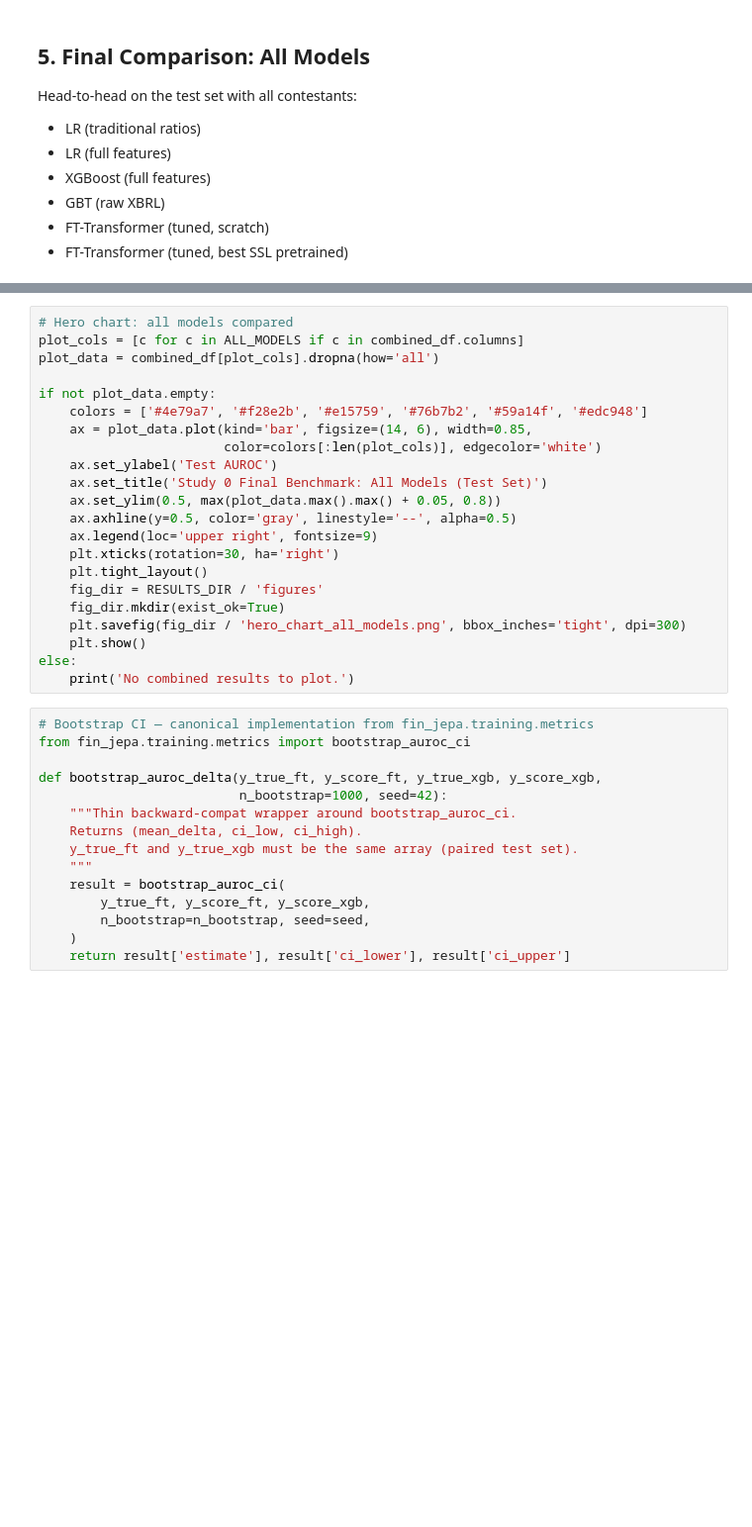
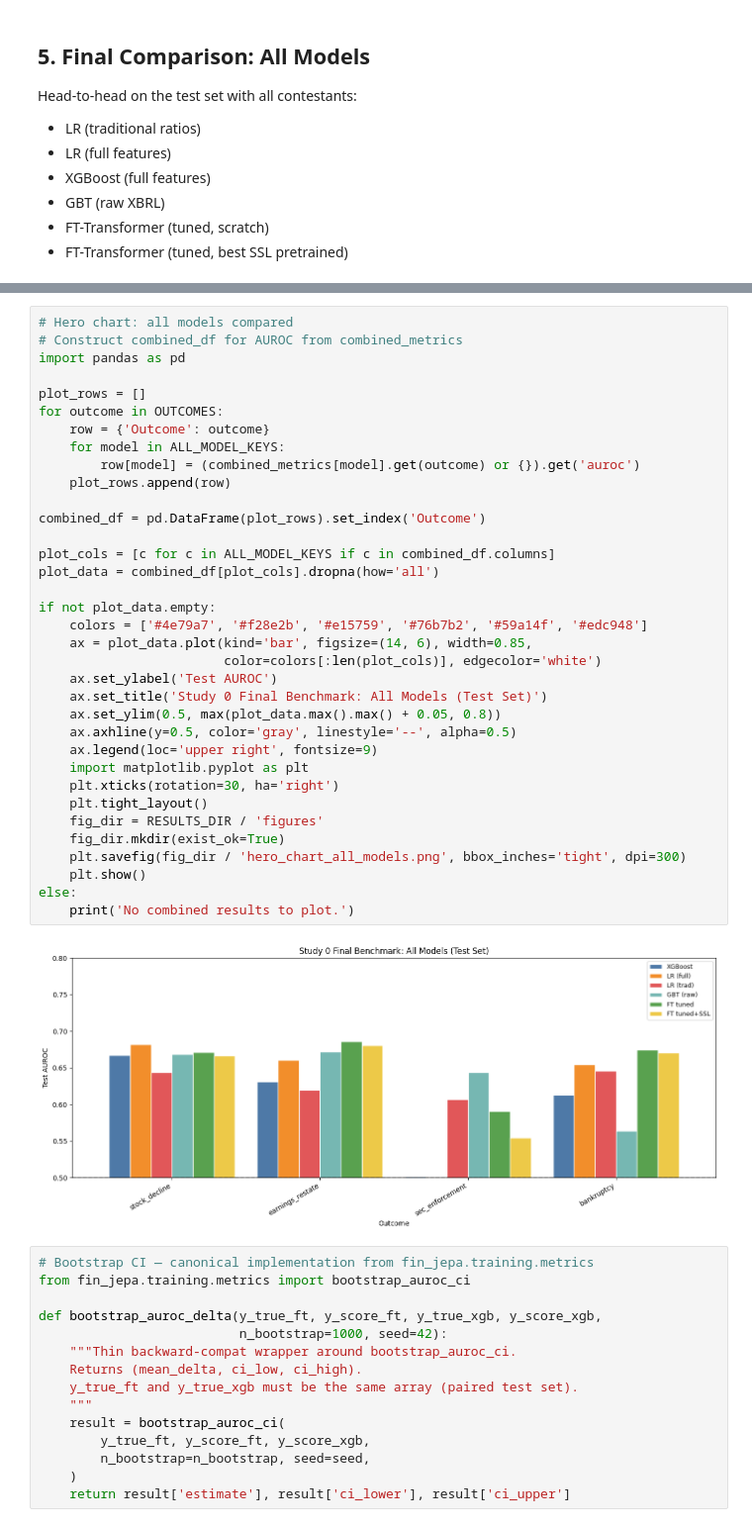
Before and after one commit to elroy-galbraith/fin-jepa, a Jupyter notebook: experiments/study0/colab_ssl_experiment.ipynb, the cells around one changed output, grey strips where cells are left out. Shown at 99% size. Cells and saved outputs as stored; diff of their text form; blank space fills up the shorter version.

```diff
--- a/experiments/study0/colab_ssl_experiment.ipynb
+++ b/experiments/study0/colab_ssl_experiment.ipynb
@@ -540,25 +747,40 @@ for metric in ['auroc', 'auprc', 'brier', 'ece']:
 # %%
 # Hero chart: all models compared
-plot_cols = [c for c in ALL_MODELS if c in combined_df.columns]
+# Construct combined_df for AUROC from combined_metrics
+import pandas as pd
+
+plot_rows = []
+for outcome in OUTCOMES:
+    row = {'Outcome': outcome}
+    for model in ALL_MODEL_KEYS:
+        row[model] = (combined_metrics[model].get(outcome) or {}).get('auroc')
+    plot_rows.append(row)
+
+combined_df = pd.DataFrame(plot_rows).set_index('Outcome')
+
+plot_cols = [c for c in ALL_MODEL_KEYS if c in combined_df.columns]
 plot_data = combined_df[plot_cols].dropna(how='all')
 
 if not plot_data.empty:
     colors = ['#4e79a7', '#f28e2b', '#e15759', '#76b7b2', '#59a14f', '#edc948']
     ax = plot_data.plot(kind='bar', figsize=(14, 6), width=0.85,
                         color=colors[:len(plot_cols)], edgecolor='white')
     ax.set_ylabel('Test AUROC')
     ax.set_title('Study 0 Final Benchmark: All Models (Test Set)')
     ax.set_ylim(0.5, max(plot_data.max().max() + 0.05, 0.8))
     ax.axhline(y=0.5, color='gray', linestyle='--', alpha=0.5)
     ax.legend(loc='upper right', fontsize=9)
+    import matplotlib.pyplot as plt
     plt.xticks(rotation=30, ha='right')
     plt.tight_layout()
     fig_dir = RESULTS_DIR / 'figures'
     fig_dir.mkdir(exist_ok=True)
     plt.savefig(fig_dir / 'hero_chart_all_models.png', bbox_inches='tight', dpi=300)
     plt.show()
 else:
     print('No combined results to plot.')
+# %% [output]
+[figure, added]
 # %%
 # Bootstrap CI — canonical implementation from fin_jepa.training.metrics
 from fin_jepa.training.metrics import bootstrap_auroc_ci
```
Also changed, not shown: parts of 28 cells of this notebook, 7 other files.
